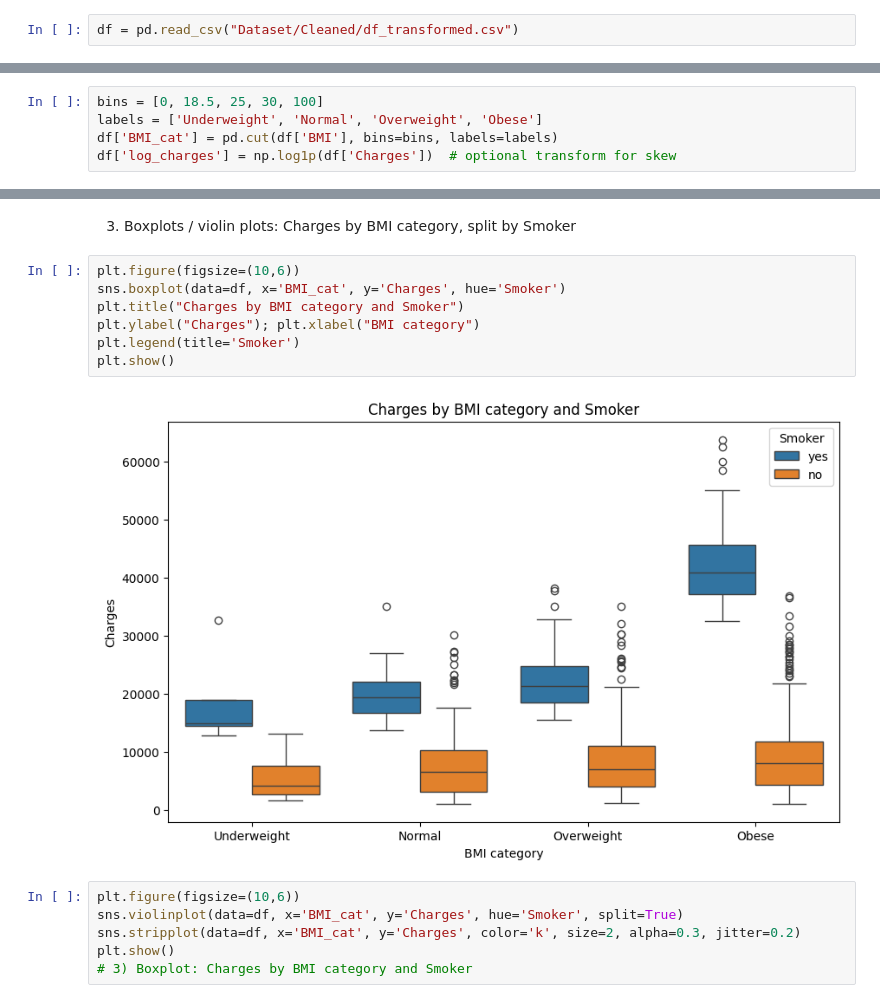
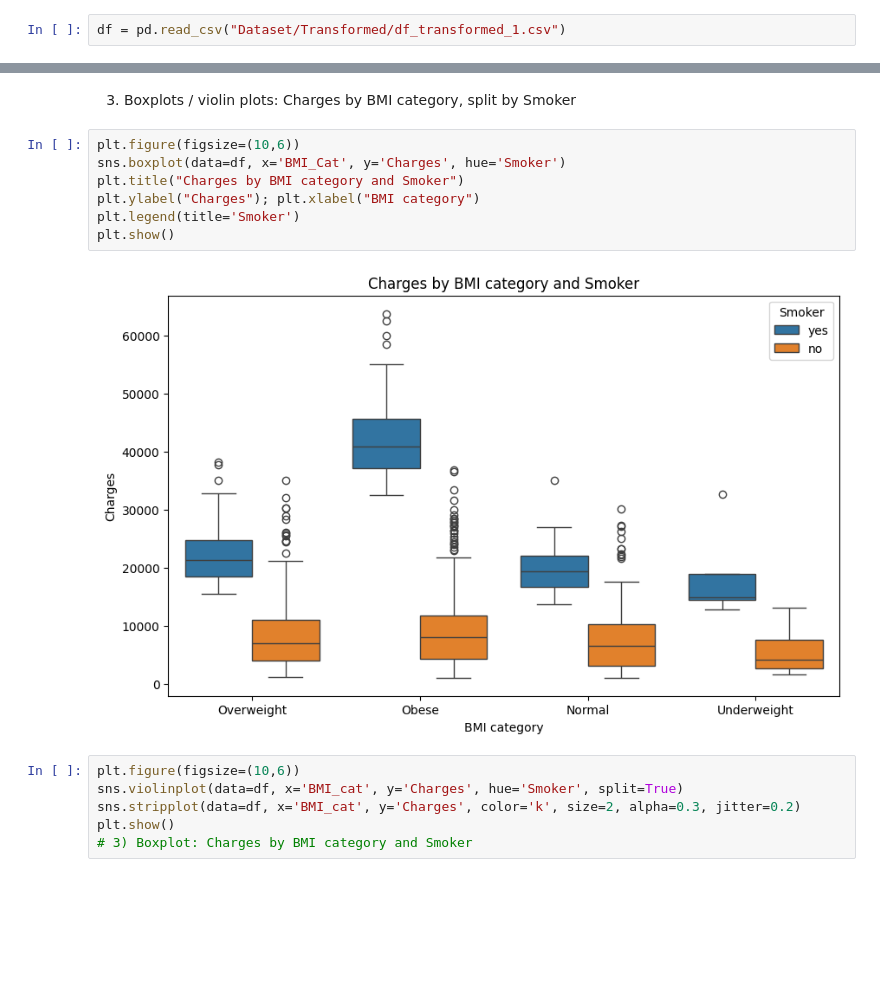
Before and after one commit to Hamza-Murshad/Hackathon2_project_team3, a Jupyter notebook: jupyter_notebooks/Data-visualization.ipynb, the cells around one changed output, grey strips where cells are left out. Drawn from its saved outputs; the diff is of its cells as text; blank space fills up the shorter version.

Commit message:
EDA_consolidated & fixed plotting errors in Data-visualization

```diff
--- a/jupyter_notebooks/Data-visualization.ipynb
+++ b/jupyter_notebooks/Data-visualization.ipynb
@@ -59,7 +56,7 @@ from feature_engine.imputation import CategoricalImputer
 import matplotlib.pyplot as plt
 import seaborn as sns
 # %%
-df = pd.read_csv("Dataset/Cleaned/df_transformed.csv")
+df = pd.read_csv("Dataset/Transformed/df_transformed_1.csv")
 # %%
 df
 # %% [output]
@@ -81,8 +78,3 @@ df
 * BMI *categories* (box/violin + facets),
 * combined small-multiples (Smoker × BMI\_cat),
 * plus a few useful follow-ups (heatmap, pairplot, clustering, simple regression).
-# %%
-bins = [0, 18.5, 25, 30, 100]
-labels = ['Underweight', 'Normal', 'Overweight', 'Obese']
-df['BMI_cat'] = pd.cut(df['BMI'], bins=bins, labels=labels)
-df['log_charges'] = np.log1p(df['Charges'])  # optional transform for skew
@@ -108,13 +102,13 @@ What you’ll see: how the Age→Charges relationship differs between smokers an
 3) Boxplots / violin plots: Charges by BMI category, split by Smoker
 # %%
 plt.figure(figsize=(10,6))
-sns.boxplot(data=df, x='BMI_cat', y='Charges', hue='Smoker')
+sns.boxplot(data=df, x='BMI_Cat', y='Charges', hue='Smoker')
 plt.title("Charges by BMI category and Smoker")
 plt.ylabel("Charges"); plt.xlabel("BMI category")
 plt.legend(title='Smoker')
 plt.show()
 # %% [output]
-[figure, old version]
+[figure, new version]
 # %%
 plt.figure(figsize=(10,6))
 sns.violinplot(data=df, x='BMI_cat', y='Charges', hue='Smoker', split=True)
```
Also changed, not shown: parts of 10 cells of this notebook, 5 other files.
